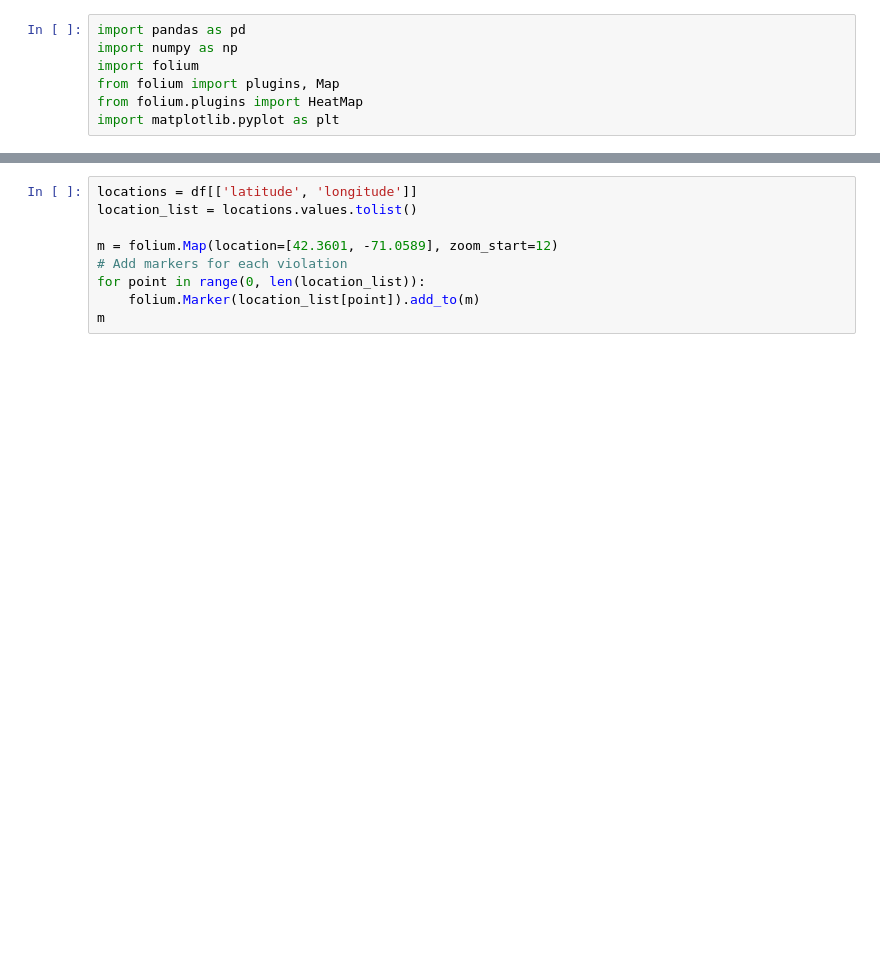
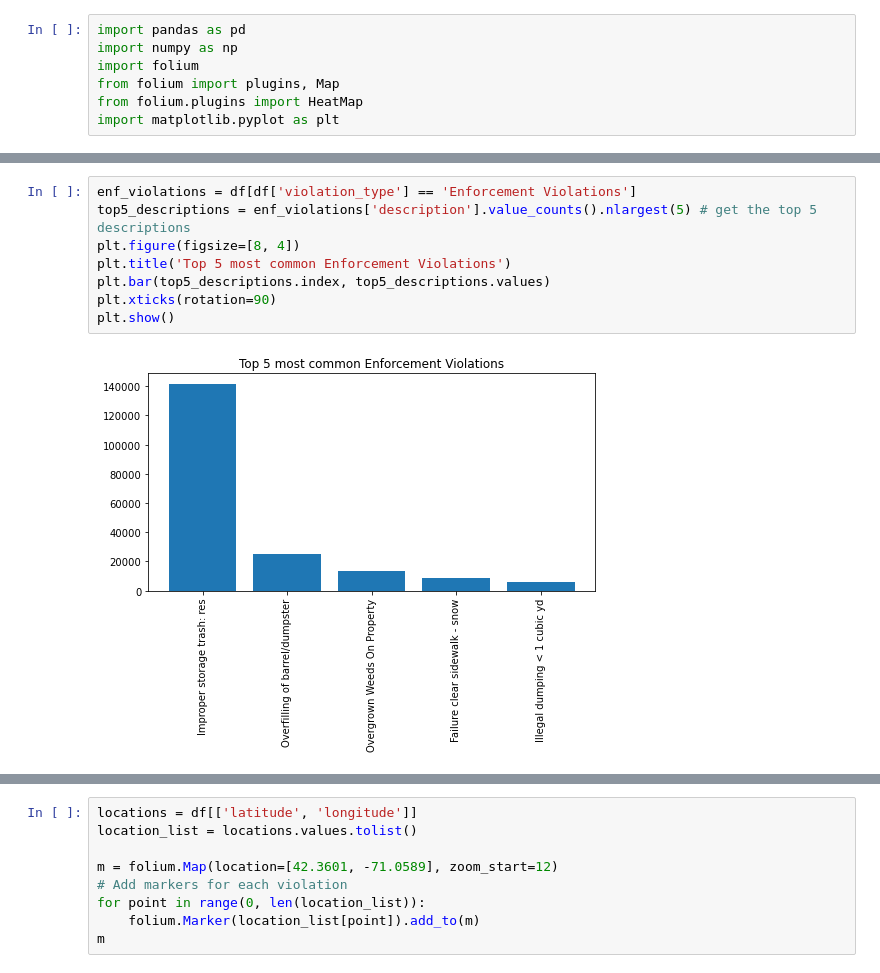
Before and after one commit to BU-Spark/ds-councilor-breadon-bad-landlords2, a Jupyter notebook: spring23-team-4/code/RentSmart_analysis.ipynb, the cells around one changed output, grey strips where cells are left out. Saved outputs shown, nothing was run; the diff lists cells and outputs as text; blank space fills up the shorter version.

```diff
--- a/spring23-team-4/code/RentSmart_analysis.ipynb
+++ b/spring23-team-4/code/RentSmart_analysis.ipynb
@@ -30,0 +31,10 @@ plt.show()
+# %%
+enf_violations = df[df['violation_type'] == 'Enforcement Violations']
+top5_descriptions = enf_violations['description'].value_counts().nlargest(5) # get the top 5 descriptions
+plt.figure(figsize=[8, 4])
+plt.title('Top 5 most common Enforcement Violations')
+plt.bar(top5_descriptions.index, top5_descriptions.values)
+plt.xticks(rotation=90)
+plt.show()
+# %% [output]
+[figure, added]
```
Also changed, not shown: parts of 6 cells of this notebook.
